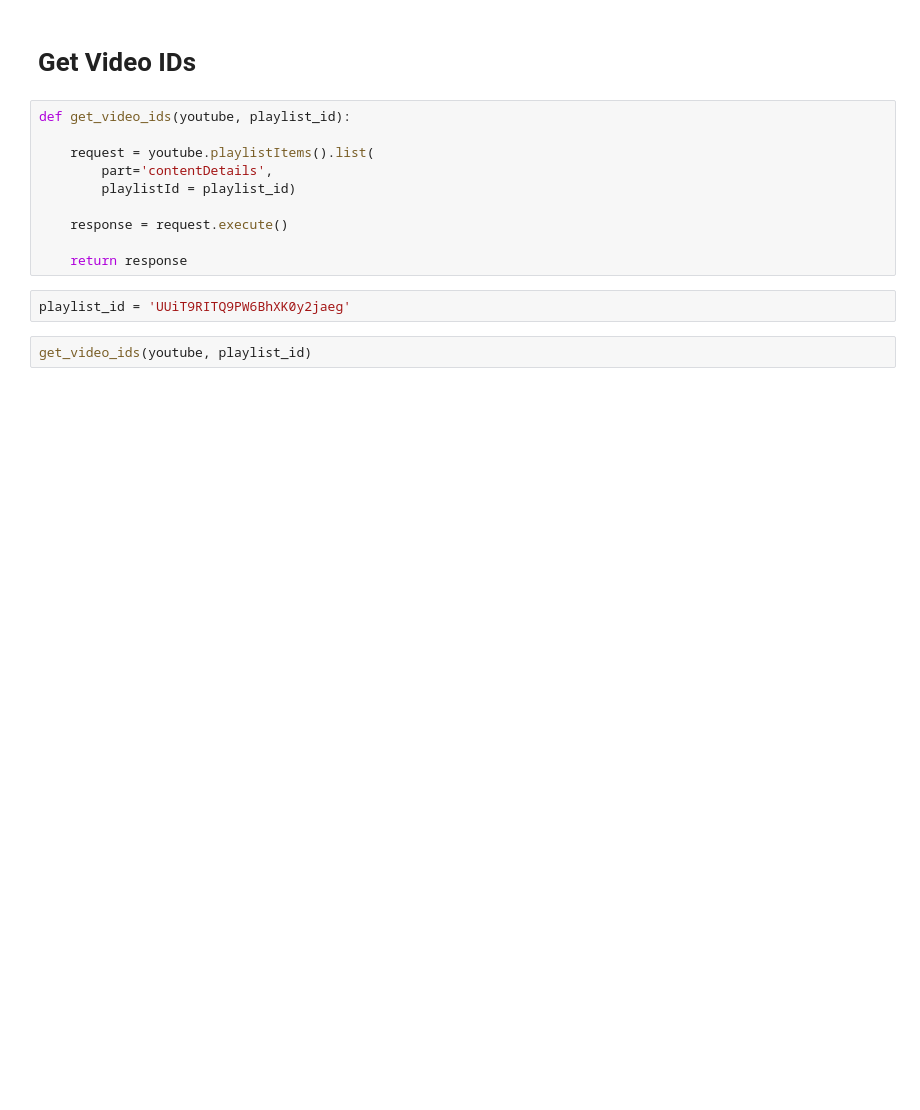
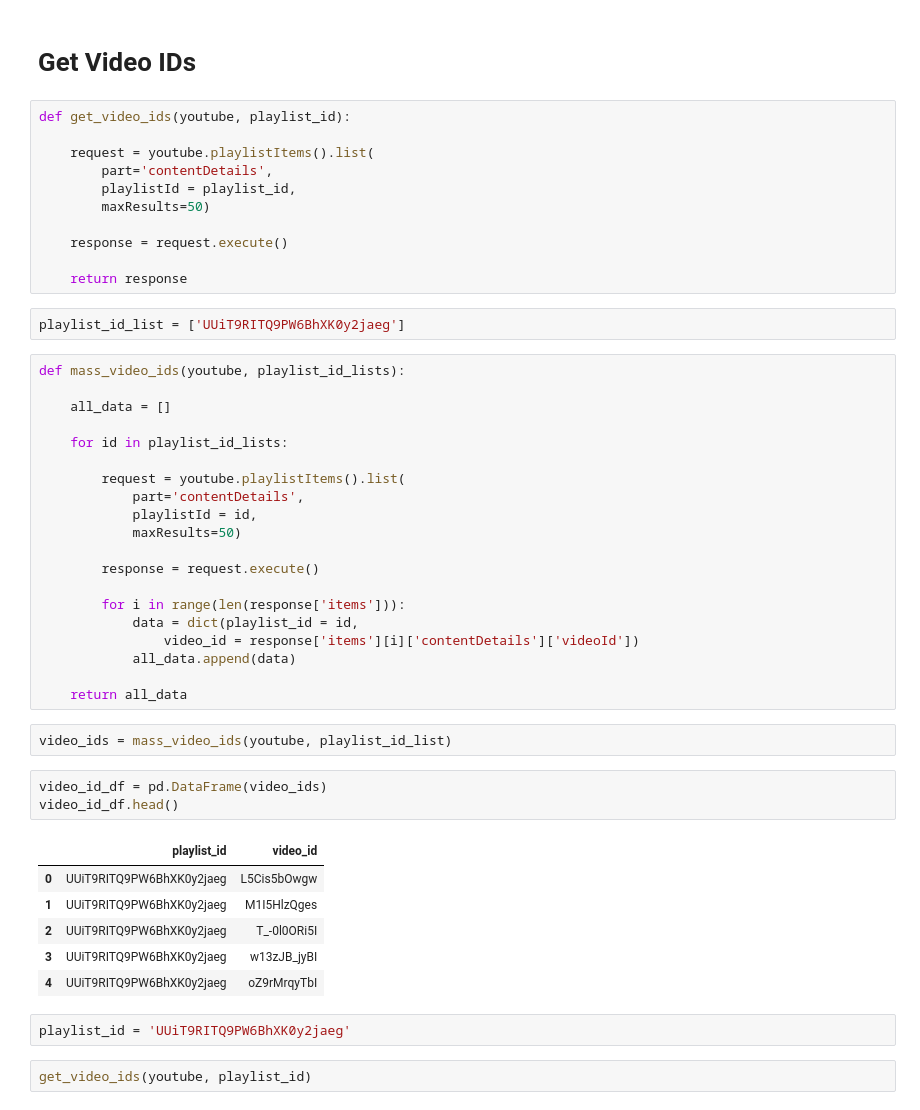
Before and after one commit to LHide14/YouTube-Analytics, a Jupyter notebook: Channel_Stats.ipynb, the cells around one changed output. Saved outputs shown, nothing was run; the diff lists cells and outputs as text; blank space fills up the shorter version.

```diff
--- a/Channel_Stats.ipynb
+++ b/Channel_Stats.ipynb
@@ -54,11 +105,46 @@ def get_video_ids(youtube, playlist_id):
 
     request = youtube.playlistItems().list(
         part='contentDetails',
-        playlistId = playlist_id)
+        playlistId = playlist_id,
+        maxResults=50)
 
     response = request.execute()
 
     return response
+# %%
+playlist_id_list = ['UUiT9RITQ9PW6BhXK0y2jaeg']
+# %%
+def mass_video_ids(youtube, playlist_id_lists):
+
+    all_data = []
+
+    for id in playlist_id_lists:
+
+        request = youtube.playlistItems().list(
+            part='contentDetails',
+            playlistId = id,
+            maxResults=50)
+
+        response = request.execute()
+
+        for i in range(len(response['items'])):
+            data = dict(playlist_id = id,
+                video_id = response['items'][i]['contentDetails']['videoId'])
+            all_data.append(data)
+
+    return all_data
+# %%
+video_ids = mass_video_ids(youtube, playlist_id_list)
+# %%
+video_id_df = pd.DataFrame(video_ids)
+video_id_df.head()
+# %% [output]
+|  | playlist_id | video_id |
+| 0 | UUiT9RITQ9PW6BhXK0y2jaeg | L5Cis5bOwgw |
+| 1 | UUiT9RITQ9PW6BhXK0y2jaeg | M1I5HlzQges |
+| 2 | UUiT9RITQ9PW6BhXK0y2jaeg | T_-0l0ORi5I |
+| 3 | UUiT9RITQ9PW6BhXK0y2jaeg | w13zJB_jyBI |
+| 4 | UUiT9RITQ9PW6BhXK0y2jaeg | oZ9rMrqyTbI |
 # %%
 playlist_id = 'UUiT9RITQ9PW6BhXK0y2jaeg'
 # %%
```
Also changed, not shown: parts of 10 cells of this notebook.
